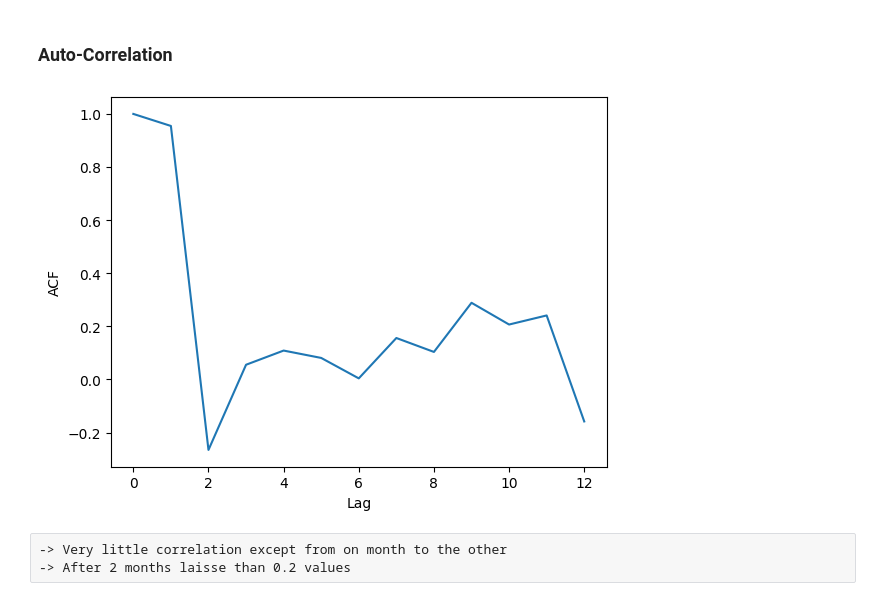
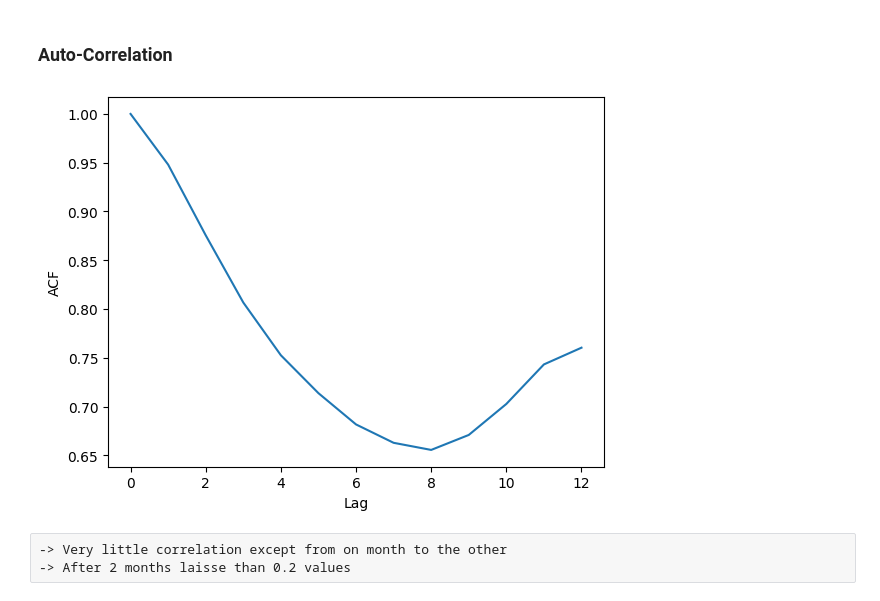
Before and after one commit to ManuLabricole/CDN-MachineLearning, a Jupyter notebook: ML6/2023_Campus_ML6-NB1.ipynb, the cells around one changed output. Cells and saved outputs as stored; diff of their text form; code cells hidden in the pictures.

```diff
--- a/ML6/2023_Campus_ML6-NB1.ipynb
+++ b/ML6/2023_Campus_ML6-NB1.ipynb
@@ -212,15 +212,15 @@ plt.show()
 import statsmodels.tsa.stattools as stattools
 # %%
 # Calculate the ACF
-acf = stattools.pacf(df['#Passengers'], nlags=12)
+acf = stattools.acf(df['#Passengers'], nlags=12)
 
 # Plot the ACF
 plt.plot(acf)
 plt.xlabel('Lag')
 plt.ylabel('ACF')
 plt.show()
 # %% [output]
-[figure, old version]
+[figure, new version]
 # %% [raw]
 -> Very little correlation except from on month to the other
 -> After 2 months laisse than 0.2 values
```
Also changed, not shown: parts of 5 cells of this notebook, 3 other files.
